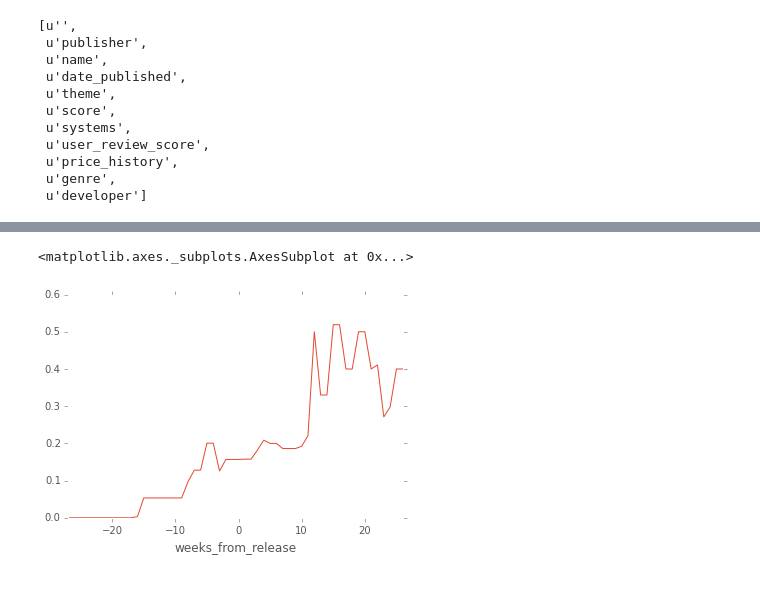
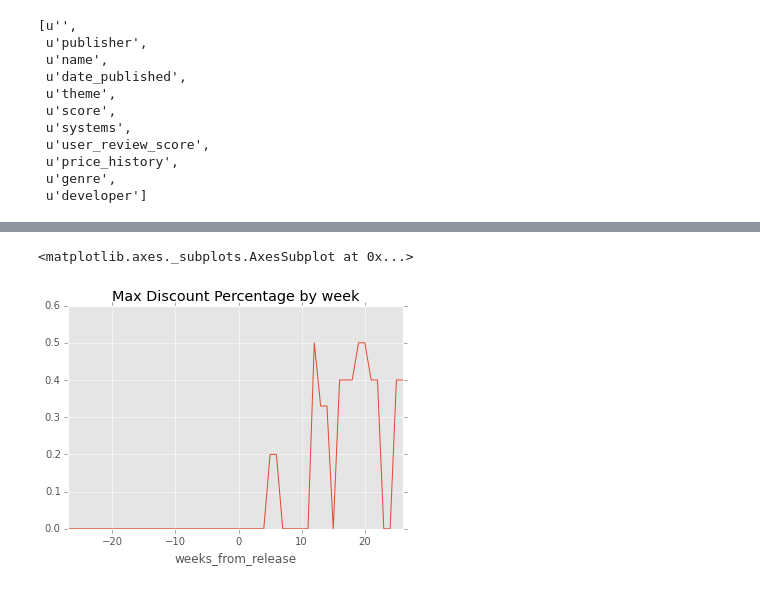
Before and after one commit to madnoodles/Krobelus, a Jupyter notebook: game_data_analysis.ipynb, the cells around one changed output, grey strips where cells are left out. Saved outputs shown, nothing was run; the diff lists cells and outputs as text; code cells hidden in the pictures.

```diff
--- a/game_data_analysis.ipynb
+++ b/game_data_analysis.ipynb
@@ -79,0 +124,11 @@ game_data.keys()
+# %%
+vendors = {}
+for v in data.values():
+    for col in v['price_history'][0].keys():
+        if col not in ('certainty', 'emphasis', 'Date', ''):
+            vendors[col] = vendors.get(col, 0)+1
+# Vendors by occurrance, desc
+
+## TODO: Need to filter some vendors
+## e.g. Nuuvem is Brazillian site and is always much cheaper
+sorted(vendors.items(), key=lambda d:-d[1])
@@ -79,0 +153,5 @@ game_data.keys()
+# %%
+# filter out some ineligible vendors
+vendor_filt = [v for v in vendors
+               if v not in ('Nuuvem', 'GamesPlanet UK', 'GamesPlanet FR', 'GamesPlanet DE', '')]
+vendor_filt
@@ -80,5 +184,18 @@ game_data.keys()
 # %%
+
+def clean_price(d):
+    if d== '':
+        return nan
+    else: return float(d)
+
 def clean_up_sales_data(game):
+    """
+    Given a game, parse data,
+    - convert price history to | weeks_from_release | price | pct_off | format
+    - along with other metadata
+    - good base data for converting to discrete vars, or charting price trend
+
+    """
     game_data = data[game]
     pub_date = parse(game_data['date_published']).date()
     publisher = game_data['publisher']
@@ -91,13 +208,11 @@ def clean_up_sales_data(game):
     print 'Processing %s, %s' % (game, str(pub_date))
 
     df = pd.DataFrame(game_data['price_history'])
-    # clean columns
-    df = df[[c for c in df.columns if c not in ('certainty', 'emphasis', '')]]
+    # clean columns, remove columns not vendor data
+    ## TODO: Need to filter some vendors
+    ## e.g. Nuuvem is Brazillian site and is always much cheaper
+    df = df[[c for c in df.columns if c in vendor_filt + ['Date']]]
     df['Date'] = df['Date'].apply(lambda d:parse(d).date())
-    def clean_price(d):
-        if d== '':
-            return nan
-        else: return float(d)
     for c in df.columns:
         if c == 'Date':
             continue
@@ -158,7 +274,7 @@ Processing Far Cry 4, 2014-11-17
 | 52 | Far Cry 4 | 25 | 35.990 | 0.400067 | 2014-11-17 | [u'Ubisoft'] | 7 | 7.8 | ... |
 | 53 | Far Cry 4 | 26 | 35.990 | 0.400067 | 2014-11-17 | [u'Ubisoft'] | 7 | 7.8 | ... |
 # %%
-s.set_index('weeks_from_release').pct_off.plot()
+s.set_index('weeks_from_release').pct_off.plot(title='Max Discount Percentage by week')
 # %% [output]
 <matplotlib.axes._subplots.AxesSubplot at 0x...>
-[figure, old version]
+[figure, new version]
```
Also changed, not shown: parts of 24 cells of this notebook, 2 other files.
